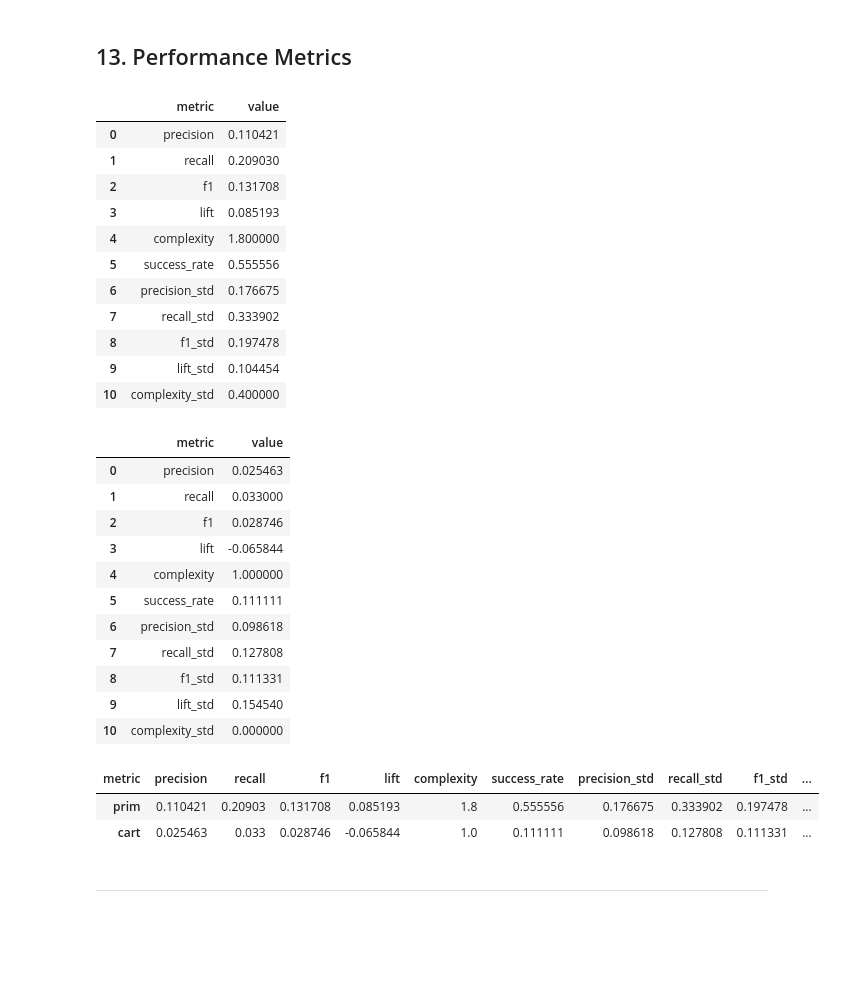
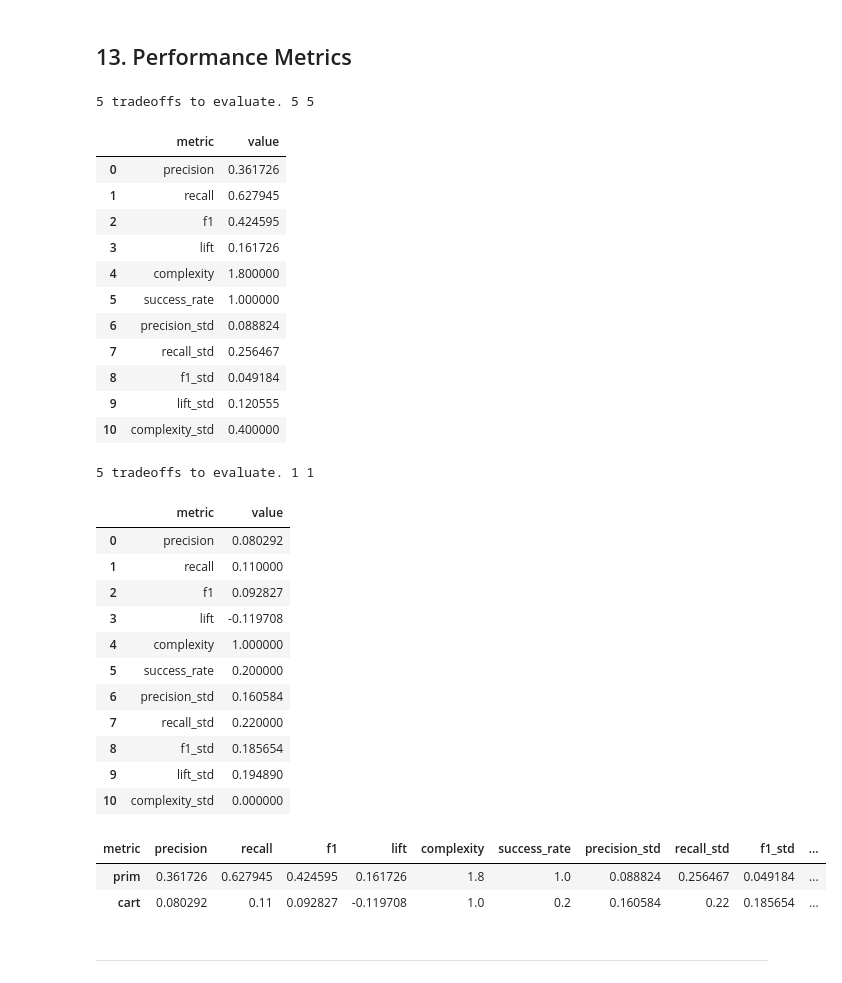
Before and after one commit to andresdp/patterns-sa, a Jupyter notebook: patterns/CQRS/analysis-cqrs.ipynb, the cells around one changed output. Saved outputs shown, nothing was run; the diff lists cells and outputs as text; code cells hidden in the pictures; blank space fills up the shorter version.

```diff
--- a/patterns/CQRS/analysis-cqrs.ipynb
+++ b/patterns/CQRS/analysis-cqrs.ipynb
@@ -624,53 +641,55 @@ session.get_tradeoff_coverage_matrix(cart_boxes, subset='test')
 ## 13. Performance Metrics
 # %%
 # PRIM
-scores = session.get_algorithm_performance_scores(prim_boxes, return_std=True)
+scores = session.get_algorithm_performance_scores(prim_boxes, return_std=True, subset='test')
 metrics_df = pd.DataFrame(scores.items(), columns=['metric', 'value'])
 df = metrics_df.T
 prim_df = pd.DataFrame(df.values[1:], columns=df.iloc[0])
 metrics_df
 # %% [output]
+5 tradeoffs to evaluate. 5 5
 |  | metric | value |
-| 0 | precision | 0.110421 |
-| 1 | recall | 0.209030 |
-| 2 | f1 | 0.131708 |
-| 3 | lift | 0.085193 |
+| 0 | precision | 0.361726 |
+| 1 | recall | 0.627945 |
+| 2 | f1 | 0.424595 |
+| 3 | lift | 0.161726 |
 | 4 | complexity | 1.800000 |
-| 5 | success_rate | 0.555556 |
-| 6 | precision_std | 0.176675 |
-| 7 | recall_std | 0.333902 |
-| 8 | f1_std | 0.197478 |
-| 9 | lift_std | 0.104454 |
+| 5 | success_rate | 1.000000 |
+| 6 | precision_std | 0.088824 |
+| 7 | recall_std | 0.256467 |
+| 8 | f1_std | 0.049184 |
+| 9 | lift_std | 0.120555 |
 | 10 | complexity_std | 0.400000 |
 # %%
 # CART
-scores = session.get_algorithm_performance_scores(cart_boxes, return_std=True)
+scores = session.get_algorithm_performance_scores(cart_boxes, return_std=True, subset='test')
 metrics_df = pd.DataFrame(scores.items(), columns=['metric', 'value'])
 df = metrics_df.T
 cart_df = pd.DataFrame(df.values[1:], columns=df.iloc[0])
 metrics_df
 # %% [output]
+5 tradeoffs to evaluate. 1 1
 |  | metric | value |
-| 0 | precision | 0.025463 |
-| 1 | recall | 0.033000 |
-| 2 | f1 | 0.028746 |
-| 3 | lift | -0.065844 |
+| 0 | precision | 0.080292 |
+| 1 | recall | 0.110000 |
+| 2 | f1 | 0.092827 |
+| 3 | lift | -0.119708 |
 | 4 | complexity | 1.000000 |
-| 5 | success_rate | 0.111111 |
-| 6 | precision_std | 0.098618 |
-| 7 | recall_std | 0.127808 |
-| 8 | f1_std | 0.111331 |
-| 9 | lift_std | 0.154540 |
+| 5 | success_rate | 0.200000 |
+| 6 | precision_std | 0.160584 |
+| 7 | recall_std | 0.220000 |
+| 8 | f1_std | 0.185654 |
+| 9 | lift_std | 0.194890 |
 | 10 | complexity_std | 0.000000 |
 # %%
 all_metrics = pd.concat([prim_df, cart_df], axis=0)
 all_metrics.index = ['prim', 'cart']
-all_metrics.to_csv('metrics-cqrs.csv')
+all_metrics.to_csv('metrics-cqrs.csv', decimal=',')
 all_metrics
 # %% [output]
 | metric | precision | recall | f1 | lift | complexity | success_rate | precision_std | recall_std | f1_std | ... |
-| prim | 0.110421 | 0.20903 | 0.131708 | 0.085193 | 1.8 | 0.555556 | 0.176675 | 0.333902 | 0.197478 | ... |
-| cart | 0.025463 | 0.033 | 0.028746 | -0.065844 | 1.0 | 0.111111 | 0.098618 | 0.127808 | 0.111331 | ... |
+| prim | 0.361726 | 0.627945 | 0.424595 | 0.161726 | 1.8 | 1.0 | 0.088824 | 0.256467 | 0.049184 | ... |
+| cart | 0.080292 | 0.11 | 0.092827 | -0.119708 | 1.0 | 0.2 | 0.160584 | 0.22 | 0.185654 | ... |
 # %% [markdown]
 ---
 # %%
```
Also changed, not shown: parts of 2 cells of this notebook, 25 other files.
